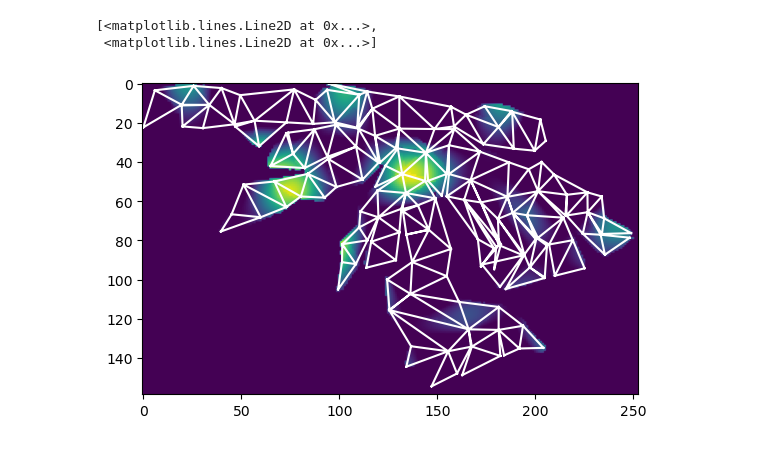
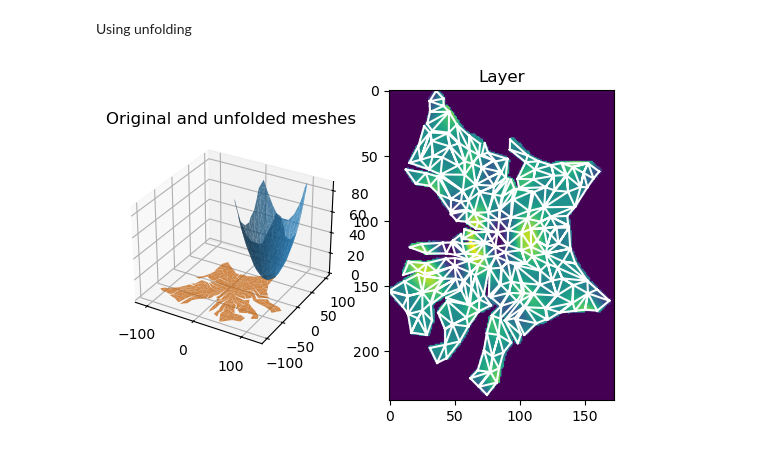
Before and after one commit to BioDAC/unfolding, a Jupyter notebook: 2 Comparison with MDS.ipynb, the cells around one changed output. Saved outputs shown, nothing was run; the diff lists cells and outputs as text; code cells hidden in the pictures.

```diff
--- a/2 Comparison with MDS.ipynb
+++ b/2 Comparison with MDS.ipynb
@@ -44,7 +38,16 @@ layers = unfolding.unfolded_layers(
-# %%
-plt.imshow(layers[..., 5])
-plt.triplot(verts_2d[:, 1] - verts_2d[:,1].min(), verts_2d[:, 0] - verts_2d[:,0].min(), triangles=faces_2d, color="w")
-# %% [output]
-[<matplotlib.lines.Line2D at 0x...>,
- <matplotlib.lines.Line2D at 0x...>]
-[figure, removed]
+# %% [markdown]
+Using unfolding
+# %%
+base_triangle = unfolding.find_center_triangle(verts, faces)
+verts_2d, faces_2d, dict_2d_3d = unfolding.unfold(
+    verts, faces, base_triangle=base_triangle, draw=0
+)
+# unfold and extract layers
+layers_unfold = unfolding.unfolded_layers(
+    verts, faces, verts_2d, faces_2d, dict_2d_3d, image, n_layers=1
+)
+verts_2d = np.stack(verts_2d) # need to stack them to use trisurf
+verts = np.stack(verts)
+show_mesh_and_layers(verts, faces, verts_2d, faces_2d, layers_unfold, 1)
+# %% [output]
+[figure, added]
```
Also changed, not shown: parts of 22 cells of this notebook, 13 other files.
